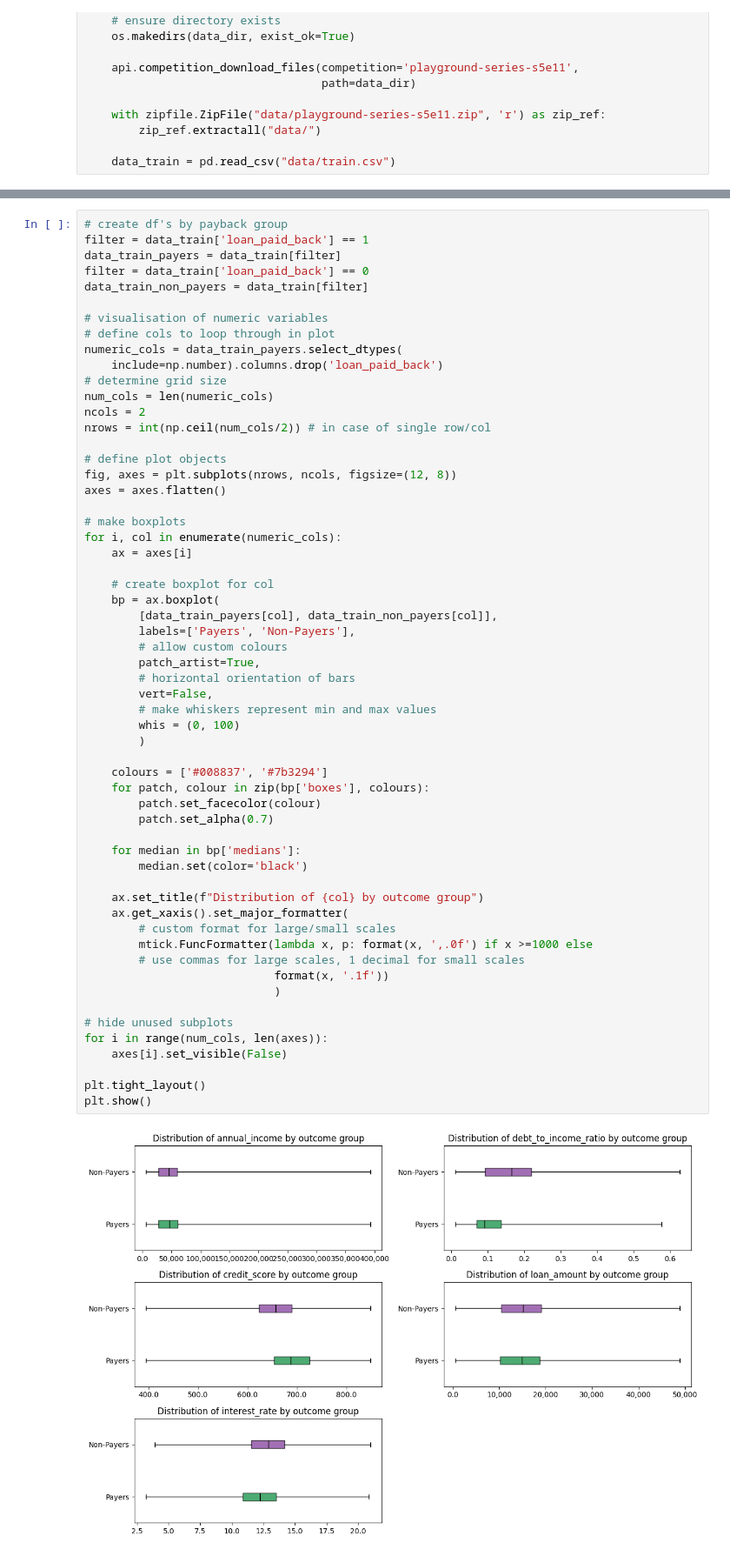
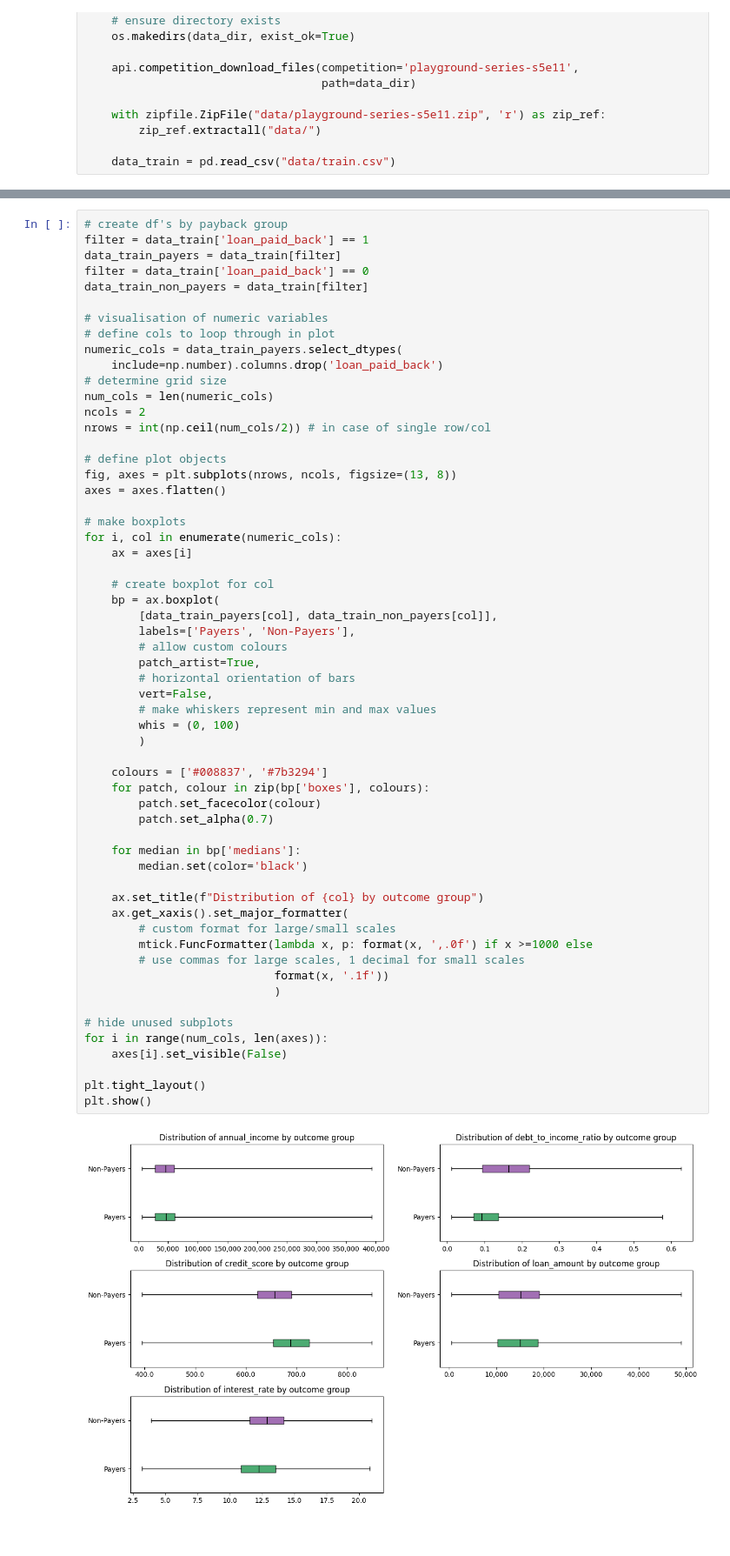
Before and after one commit to znogbes/kaggle-predicting-loan-payback, a Jupyter notebook: intro-and-eda.ipynb, the cells around one changed output, grey strips where cells are left out. Shown at 87% size. Cells and saved outputs as stored; diff of their text form; blank space fills up the shorter version.

```diff
--- a/intro-and-eda.ipynb
+++ b/intro-and-eda.ipynb
@@ -151,7 +157,7 @@ ncols = 2
 nrows = int(np.ceil(num_cols/2)) # in case of single row/col
 
 # define plot objects
-fig, axes = plt.subplots(nrows, ncols, figsize=(12, 8))
+fig, axes = plt.subplots(nrows, ncols, figsize=(13, 8))
 axes = axes.flatten()
 
 # make boxplots
@@ -166,34 +172,34 @@ for i, col in enumerate(numeric_cols):
         patch_artist=True,
         # horizontal orientation of bars
         vert=False,
         # make whiskers represent min and max values
         whis = (0, 100)
         )
 
     colours = ['#008837', '#7b3294']
     for patch, colour in zip(bp['boxes'], colours):
         patch.set_facecolor(colour)
         patch.set_alpha(0.7)
 
     for median in bp['medians']:
         median.set(color='black')
 
     ax.set_title(f"Distribution of {col} by outcome group")
     ax.get_xaxis().set_major_formatter(
         # custom format for large/small scales
         mtick.FuncFormatter(lambda x, p: format(x, ',.0f') if x >=1000 else
         # use commas for large scales, 1 decimal for small scales
                             format(x, '.1f'))
                             )
 
 # hide unused subplots
 for i in range(num_cols, len(axes)):
     axes[i].set_visible(False)
 
 plt.tight_layout()
 plt.show()
 # %% [output]
-[figure, old version]
+[figure, new version]
 # %% [markdown]
 </details>
 
```
Also changed, not shown: parts of 14 cells of this notebook.
